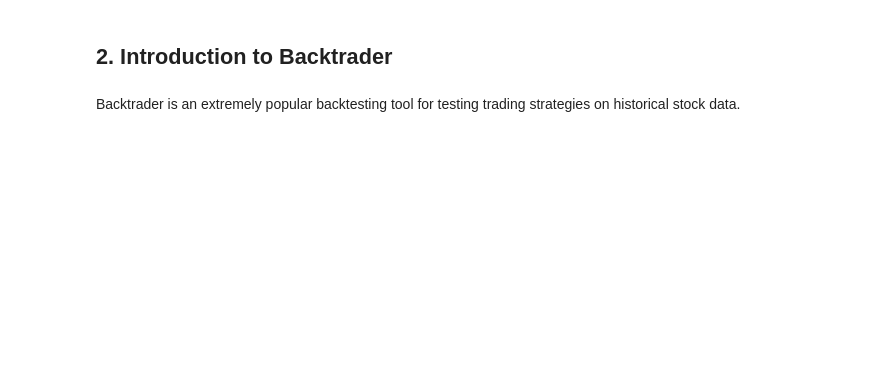
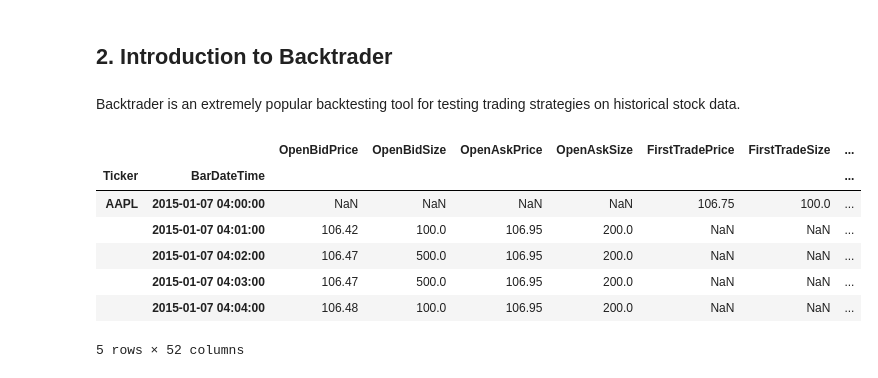
Before and after one commit to julianwileymac/Intraday-Backtrader-Strategies, a Jupyter notebook: Introduction_to_Dataset_and_Backtrader.ipynb, the cells around one changed output. Cells and saved outputs as stored; diff of their text form; code cells hidden in the pictures; blank space fills up the shorter version.

```diff
--- a/Introduction_to_Dataset_and_Backtrader.ipynb
+++ b/Introduction_to_Dataset_and_Backtrader.ipynb
@@ -228,0 +570,12 @@ class AlgoSeekDataFeed(DataBase):
+# %%
+aapl = tst_ds.to_table(filter=ds.field('ticker')=='AAPL').to_pandas()
+aapl.head()
+# %% [output]
+|  |  | OpenBidPrice | OpenBidSize | OpenAskPrice | OpenAskSize | FirstTradePrice | FirstTradeSize | ... |
+| Ticker | BarDateTime |  |  |  |  |  |  | ... |
+| AAPL | 2015-01-07 04:00:00 | NaN | NaN | NaN | NaN | 106.75 | 100.0 | ... |
+|  | 2015-01-07 04:01:00 | 106.42 | 100.0 | 106.95 | 200.0 | NaN | NaN | ... |
+|  | 2015-01-07 04:02:00 | 106.47 | 500.0 | 106.95 | 200.0 | NaN | NaN | ... |
+|  | 2015-01-07 04:03:00 | 106.47 | 500.0 | 106.95 | 200.0 | NaN | NaN | ... |
+|  | 2015-01-07 04:04:00 | 106.48 | 100.0 | 106.95 | 200.0 | NaN | NaN | ... |
+5 rows × 52 columns
```
Also changed, not shown: parts of 13 cells of this notebook, 2 other files.
